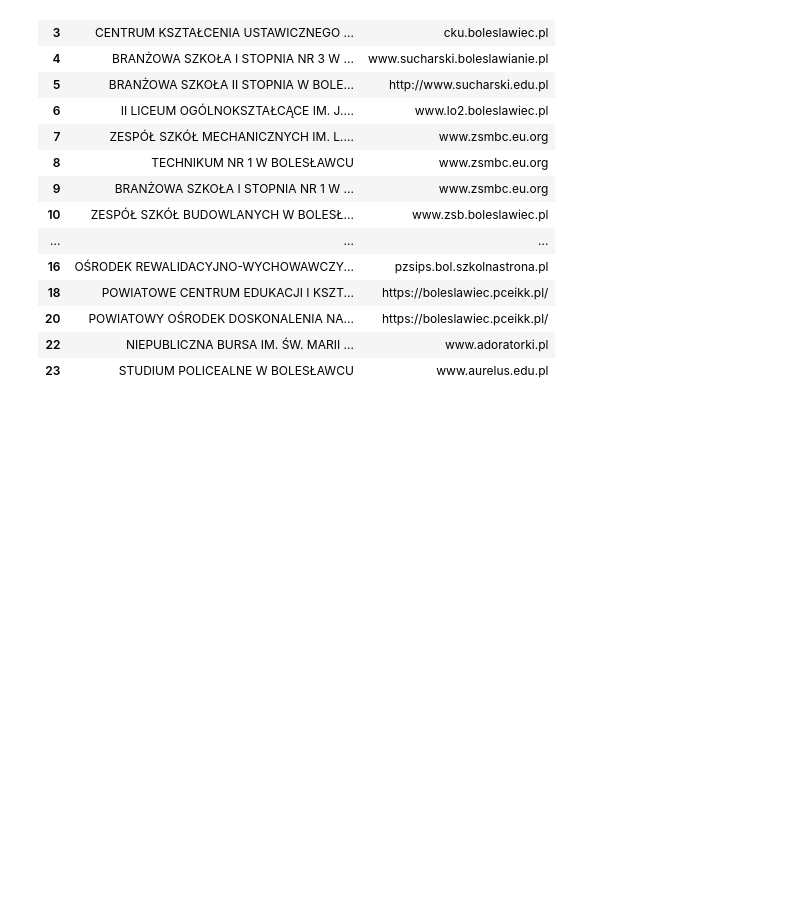
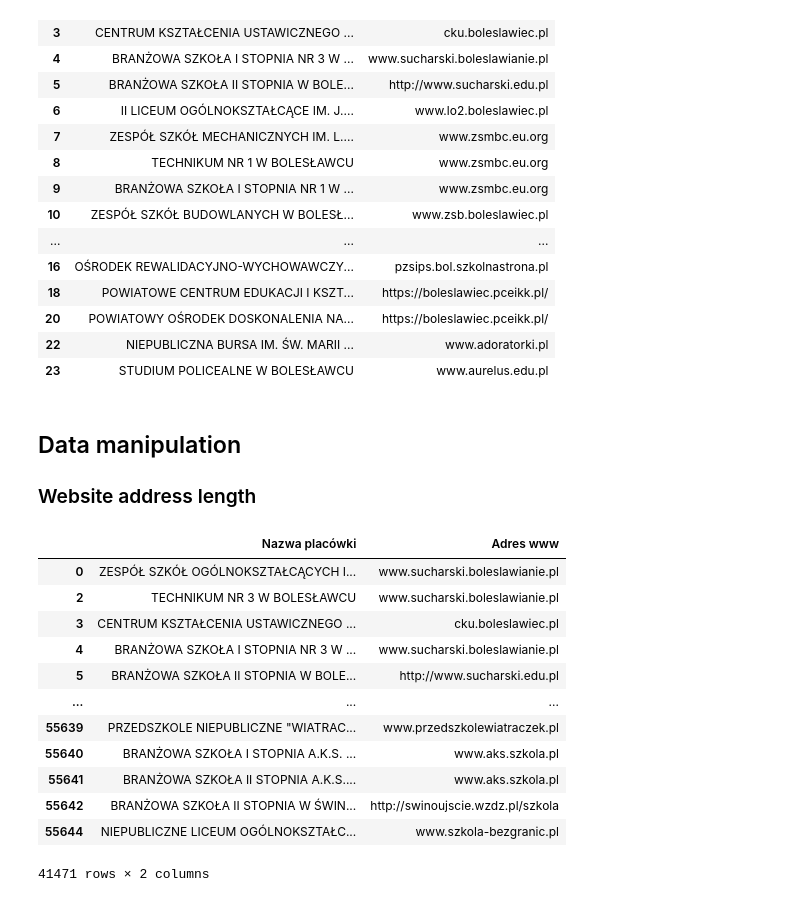
Before and after one commit to karmek-k/schools-in-poland, a Jupyter notebook: schools.ipynb, the cells around one changed output. Cells and saved outputs as stored; diff of their text form; code cells hidden in the pictures; blank space fills up the shorter version.

Commit message:
Data manipulation

```diff
--- a/schools.ipynb
+++ b/schools.ipynb
@@ -114,3 +114,23 @@ with_website[['Nazwa placówki', 'Adres www']].head(20)
 | 20 | POWIATOWY OŚRODEK DOSKONALENIA NA... | https://boleslawiec.pceikk.pl/ |
 | 22 | NIEPUBLICZNA BURSA IM. ŚW. MARII ... | www.adoratorki.pl |
 | 23 | STUDIUM POLICEALNE W BOLESŁAWCU | www.aurelus.edu.pl |
+# %% [markdown]
+## Data manipulation
+
+### Website address length
+# %%
+df_www = with_website[['Nazwa placówki', 'Adres www']].copy()
+# %% [output]
+|  | Nazwa placówki | Adres www |
+| 0 | ZESPÓŁ SZKÓŁ OGÓLNOKSZTAŁCĄCYCH I... | www.sucharski.boleslawianie.pl |
+| 2 | TECHNIKUM NR 3 W BOLESŁAWCU | www.sucharski.boleslawianie.pl |
+| 3 | CENTRUM KSZTAŁCENIA USTAWICZNEGO ... | cku.boleslawiec.pl |
+| 4 | BRANŻOWA SZKOŁA I STOPNIA NR 3 W ... | www.sucharski.boleslawianie.pl |
+| 5 | BRANŻOWA SZKOŁA II STOPNIA W BOLE... | http://www.sucharski.edu.pl |
+| ... | ... | ... |
+| 55639 | PRZEDSZKOLE NIEPUBLICZNE "WIATRAC... | www.przedszkolewiatraczek.pl |
+| 55640 | BRANŻOWA SZKOŁA I STOPNIA A.K.S. ... | www.aks.szkola.pl |
+| 55641 | BRANŻOWA SZKOŁA II STOPNIA A.K.S.... | www.aks.szkola.pl |
+| 55642 | BRANŻOWA SZKOŁA II STOPNIA W ŚWIN... | http://swinoujscie.wzdz.pl/szkola |
+| 55644 | NIEPUBLICZNE LICEUM OGÓLNOKSZTAŁC... | www.szkola-bezgranic.pl |
+41471 rows × 2 columns
```
Also changed, not shown: parts of 2 cells of this notebook.
